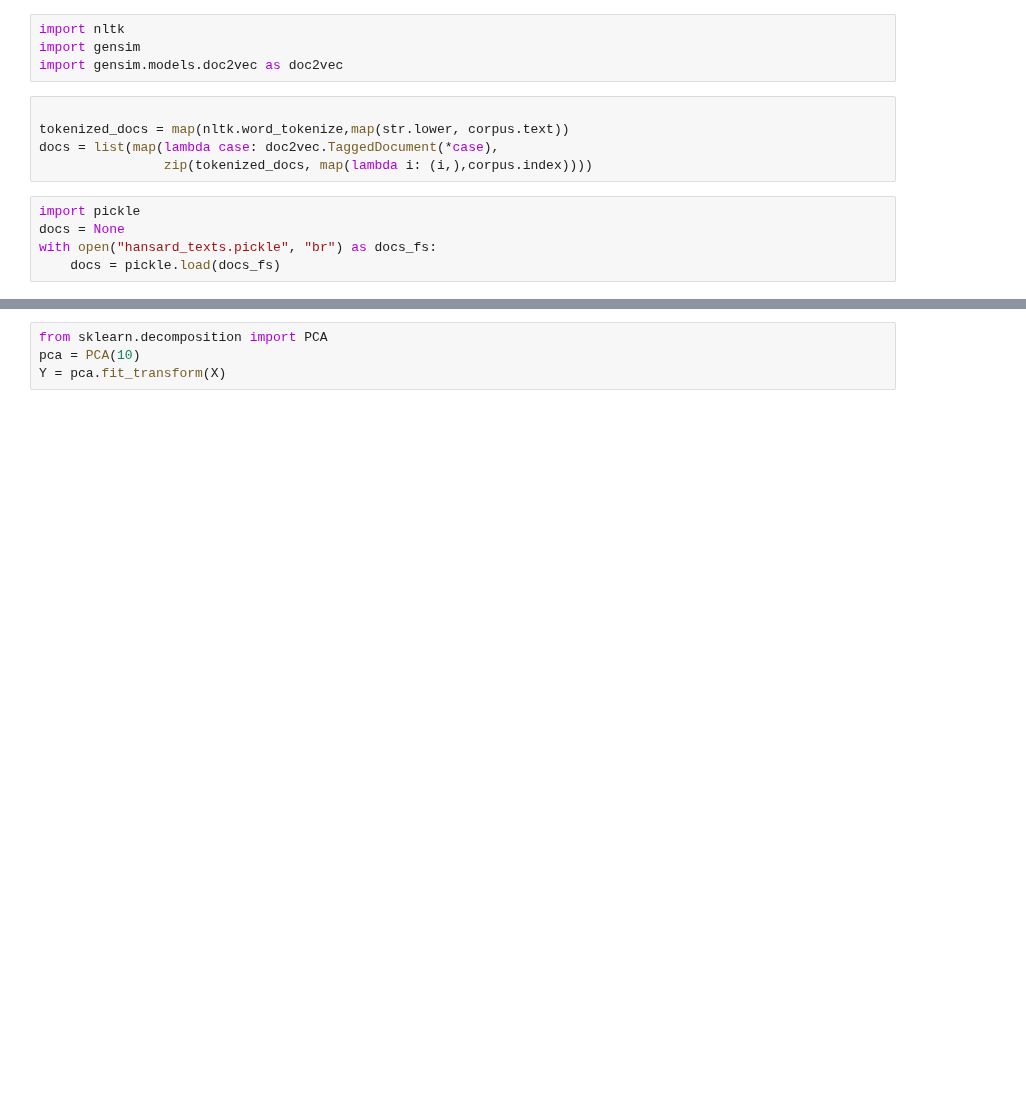
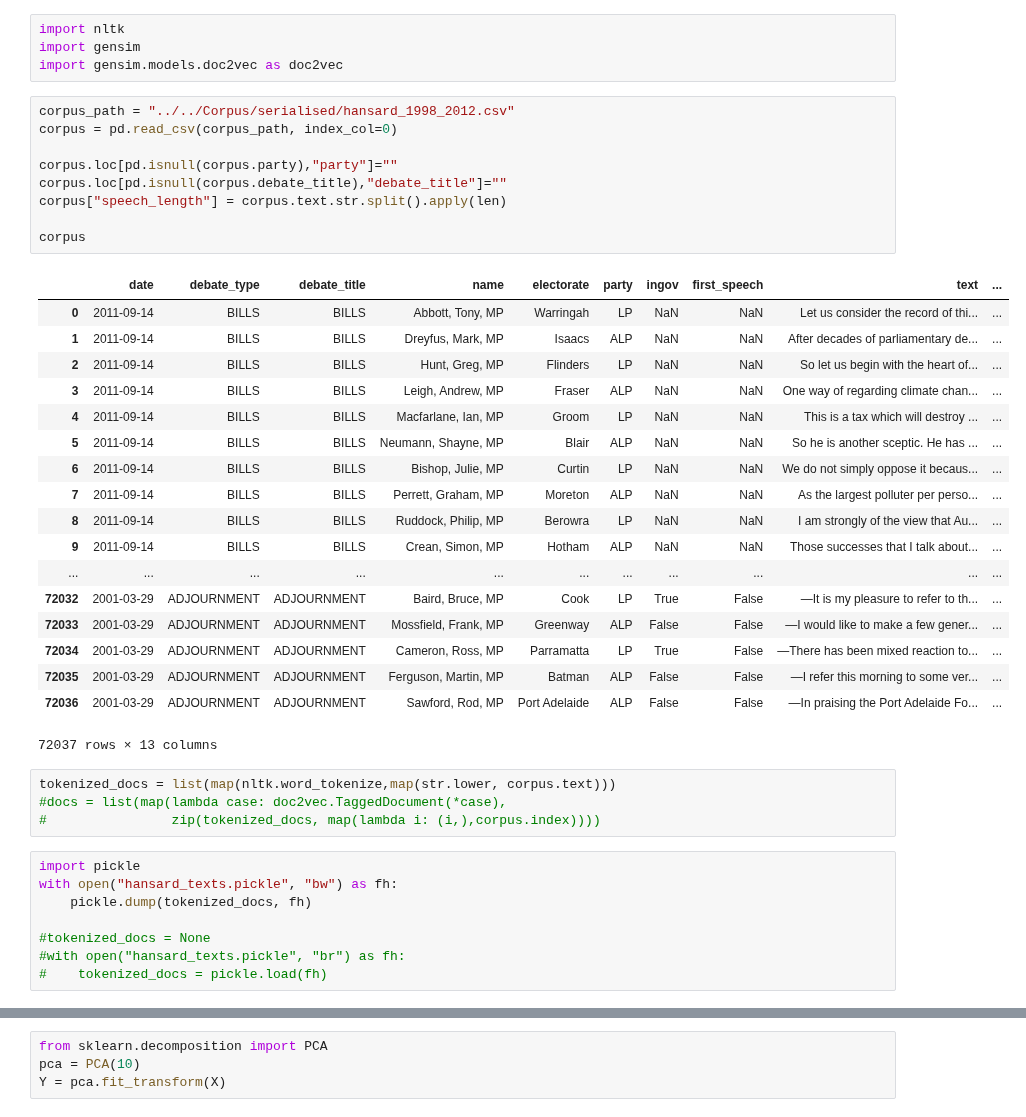
Before and after one commit to oxinabox/phd, a Jupyter notebook: prototypes/Projects/QuestionTime/Hansard_experiment.ipynb, the cells around one changed output, grey strips where cells are left out. Saved outputs shown, nothing was run; the diff lists cells and outputs as text; blank space fills up the shorter version.

```diff
--- a/prototypes/Projects/QuestionTime/Hansard_experiment.ipynb
+++ b/prototypes/Projects/QuestionTime/Hansard_experiment.ipynb
@@ -58,14 +11,44 @@ test_corpus
 import nltk
 import gensim
 import gensim.models.doc2vec as doc2vec
+# %%
+corpus_path = "../../Corpus/serialised/hansard_1998_2012.csv"
+corpus = pd.read_csv(corpus_path, index_col=0)
+
+corpus.loc[pd.isnull(corpus.party),"party"]=""
+corpus.loc[pd.isnull(corpus.debate_title),"debate_title"]=""
+corpus["speech_length"] = corpus.text.str.split().apply(len)
+
+corpus
+# %% [output]
+|  | date | debate_type | debate_title | name | electorate | party | ingov | first_speech | text | ... |
+| 0 | 2011-09-14 | BILLS | BILLS | Abbott, Tony, MP | Warringah | LP | NaN | NaN | Let us consider the record of thi... | ... |
+| 1 | 2011-09-14 | BILLS | BILLS | Dreyfus, Mark, MP | Isaacs | ALP | NaN | NaN | After decades of parliamentary de... | ... |
+| 2 | 2011-09-14 | BILLS | BILLS | Hunt, Greg, MP | Flinders | LP | NaN | NaN | So let us begin with the heart of... | ... |
+| 3 | 2011-09-14 | BILLS | BILLS | Leigh, Andrew, MP | Fraser | ALP | NaN | NaN | One way of regarding climate chan... | ... |
+| 4 | 2011-09-14 | BILLS | BILLS | Macfarlane, Ian, MP | Groom | LP | NaN | NaN | This is a tax which will destroy ... | ... |
+| 5 | 2011-09-14 | BILLS | BILLS | Neumann, Shayne, MP | Blair | ALP | NaN | NaN | So he is another sceptic. He has ... | ... |
+| 6 | 2011-09-14 | BILLS | BILLS | Bishop, Julie, MP | Curtin | LP | NaN | NaN | We do not simply oppose it becaus... | ... |
+| 7 | 2011-09-14 | BILLS | BILLS | Perrett, Graham, MP | Moreton | ALP | NaN | NaN | As the largest polluter per perso... | ... |
+| 8 | 2011-09-14 | BILLS | BILLS | Ruddock, Philip, MP | Berowra | LP | NaN | NaN | I am strongly of the view that Au... | ... |
+| 9 | 2011-09-14 | BILLS | BILLS | Crean, Simon, MP | Hotham | ALP | NaN | NaN | Those successes that I talk about... | ... |
+| ... | ... | ... | ... | ... | ... | ... | ... | ... | ... | ... |
+| 72032 | 2001-03-29 | ADJOURNMENT | ADJOURNMENT | Baird, Bruce, MP | Cook | LP | True | False | —It is my pleasure to refer to th... | ... |
+| 72033 | 2001-03-29 | ADJOURNMENT | ADJOURNMENT | Mossfield, Frank, MP | Greenway | ALP | False | False | —I would like to make a few gener... | ... |
+| 72034 | 2001-03-29 | ADJOURNMENT | ADJOURNMENT | Cameron, Ross, MP | Parramatta | LP | True | False | —There has been mixed reaction to... | ... |
+| 72035 | 2001-03-29 | ADJOURNMENT | ADJOURNMENT | Ferguson, Martin, MP | Batman | ALP | False | False | —I refer this morning to some ver... | ... |
+| 72036 | 2001-03-29 | ADJOURNMENT | ADJOURNMENT | Sawford, Rod, MP | Port Adelaide | ALP | False | False | —In praising the Port Adelaide Fo... | ... |
+72037 rows × 13 columns
 # %%
-
-tokenized_docs = map(nltk.word_tokenize,map(str.lower, corpus.text))
-docs = list(map(lambda case: doc2vec.TaggedDocument(*case),
-                zip(tokenized_docs, map(lambda i: (i,),corpus.index))))
+tokenized_docs = list(map(nltk.word_tokenize,map(str.lower, corpus.text)))
+#docs = list(map(lambda case: doc2vec.TaggedDocument(*case),
+#                zip(tokenized_docs, map(lambda i: (i,),corpus.index))))
 # %%
 import pickle
-docs = None
-with open("hansard_texts.pickle", "br") as docs_fs:
-    docs = pickle.load(docs_fs)
+with open("hansard_texts.pickle", "bw") as fh:
+    pickle.dump(tokenized_docs, fh)
+
+#tokenized_docs = None
+#with open("hansard_texts.pickle", "br") as fh:
+#    tokenized_docs = pickle.load(fh)
 # %%
```
Also changed, not shown: parts of 52 cells of this notebook, 14 other files.
